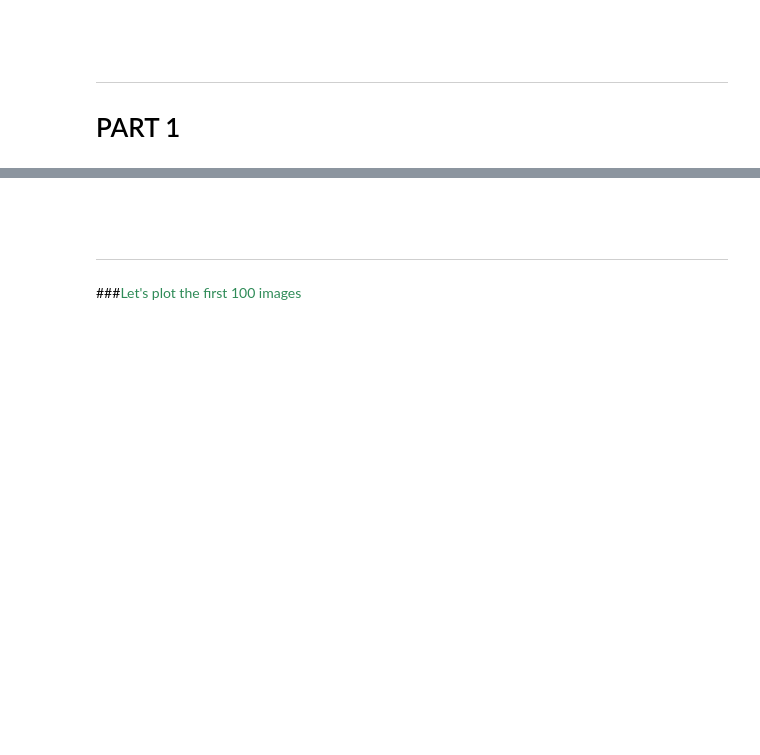
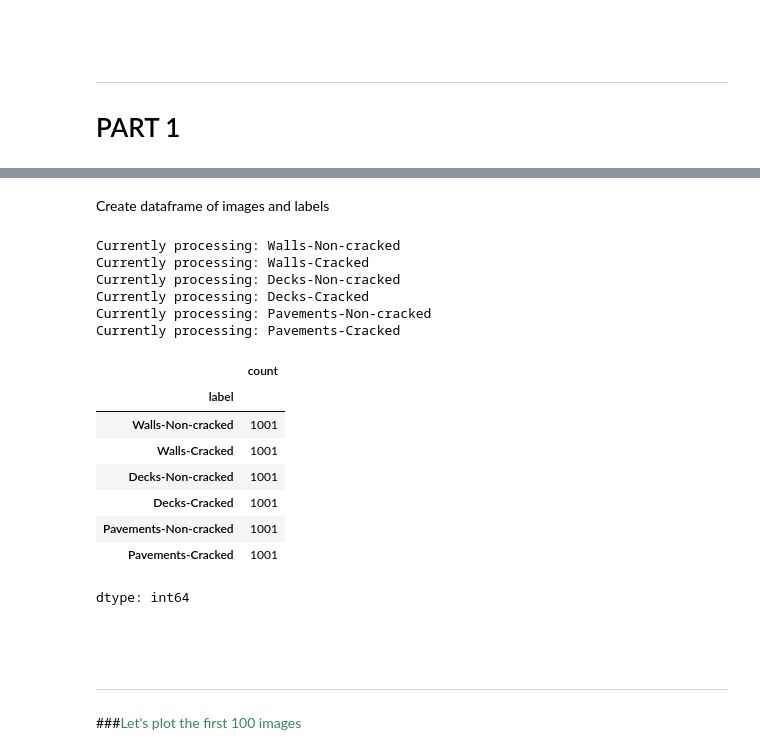
Before and after one commit to EmilisGit/Deep_learning, a Jupyter notebook: cnn.ipynb, the cells around one changed output, grey strips where cells are left out. Drawn from its saved outputs; the diff is of its cells as text; code cells hidden in the pictures; blank space fills up the shorter version.

```diff
--- a/cnn.ipynb
+++ b/cnn.ipynb
@@ -29,0 +46,44 @@ Downloading data from https://www.cs.toronto.edu/~kriz/cifar-10-python.tar.gz
+# %% [markdown]
+Create dataframe of images and labels
+# %%
+from PIL import Image
+df = pd.DataFrame(columns=['image', 'label'])
+
+data_directory = Path('/content/data')
+image_amount = 1000
+
+for folder in data_directory.iterdir():
+  material = folder.name + '-'
+  for material_state in folder.iterdir():  # material_state cracked / non-cracked
+    label = material+material_state.name
+    i = 0
+    print(f'Currently processing: {label}')
+    for image in material_state.iterdir():
+      try:
+        with Image.open(image) as img:
+          if i >= image_amount:
+            break
+          i += 1
+          df = pd.concat([df, pd.DataFrame({'image': [np.array(img)], 'label': [label]})], ignore_index=True)
+      except Exception as e:
+        print(f"Error processing image {image.name}: {e}")
+        continue
+# %% [output]
+Currently processing: Walls-Non-cracked
+Currently processing: Walls-Cracked
+Currently processing: Decks-Non-cracked
+Currently processing: Decks-Cracked
+Currently processing: Pavements-Non-cracked
+Currently processing: Pavements-Cracked
+# %%
+df.label.value_counts()
+# %% [output]
+|  | count |
+| label |  |
+| Walls-Non-cracked | 1001 |
+| Walls-Cracked | 1001 |
+| Decks-Non-cracked | 1001 |
+| Decks-Cracked | 1001 |
+| Pavements-Non-cracked | 1001 |
+| Pavements-Cracked | 1001 |
+dtype: int64
```
Also changed, not shown: parts of 6 cells of this notebook.
